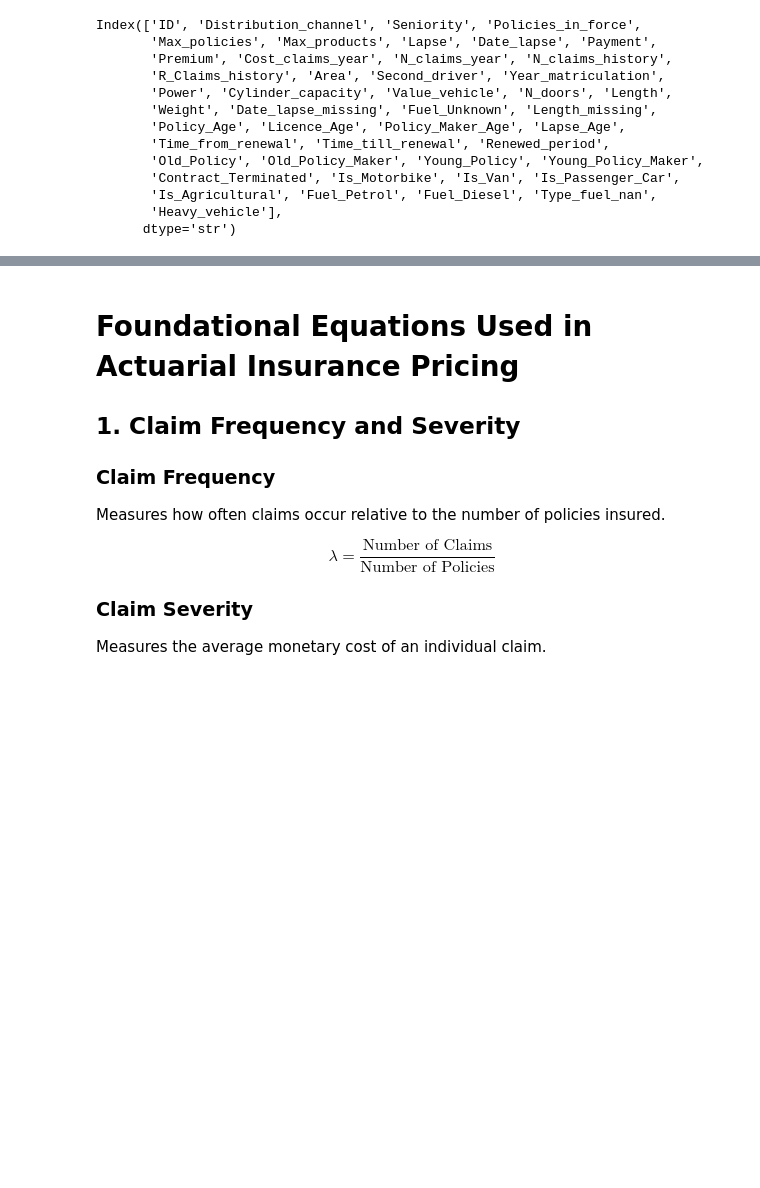
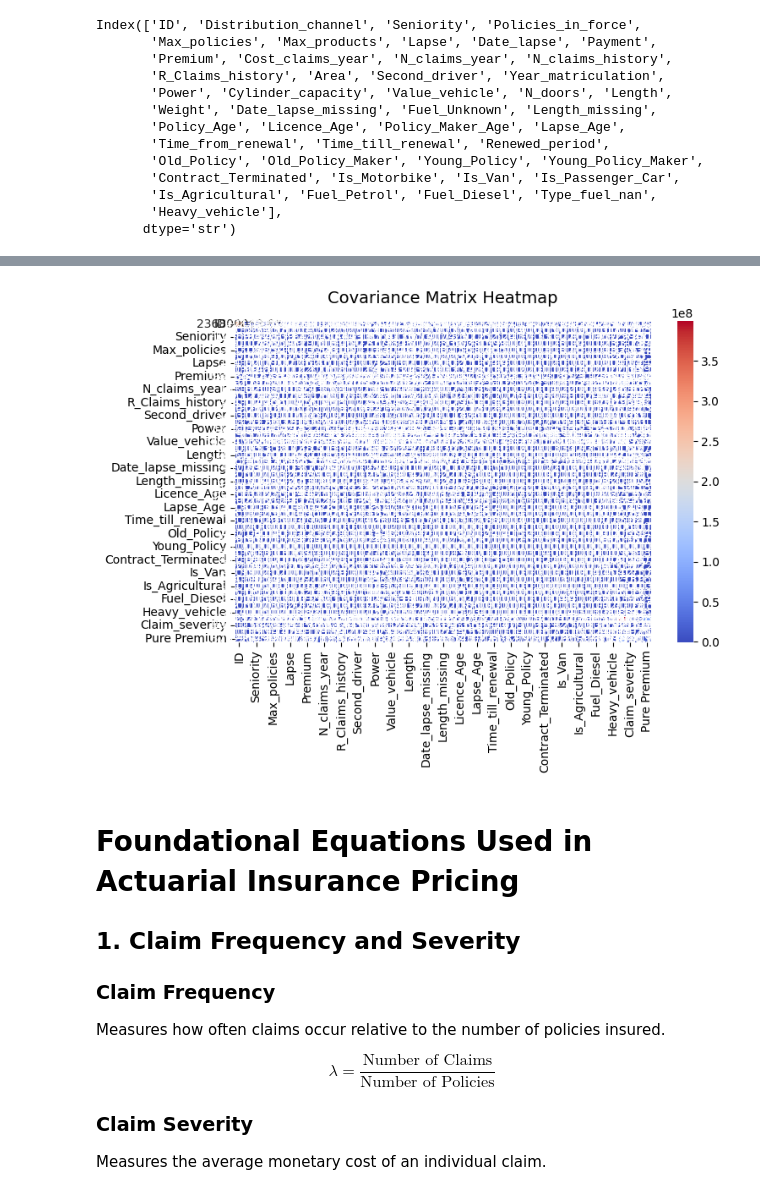
Before and after one commit to Marquis-Alloh/Motor-Insurance-Claims-Prediction-and-Pricing, a Jupyter notebook: Notebooks/Pricing.ipynb, the cells around one changed output, grey strips where cells are left out. Saved outputs shown, nothing was run; the diff lists cells and outputs as text; code cells hidden in the pictures; blank space fills up the shorter version.

Commit message:
Format changes and initial pricing work

```diff
--- a/Notebooks/Pricing.ipynb
+++ b/Notebooks/Pricing.ipynb
@@ -97,7 +93,27 @@ array([ 1,  2,  3,  4,  5,  8,  6,  9, 10, 14,  7, 12, 11, 13, 15, 17, 16])
+# %%
+df_motor = motor.copy()
+df_claims = claims.copy()
 # %%
-df_motor = motor[['ID', 'Policies_in_force',]].copy()
+df_claims["Total_cost"] = df_claims.groupby("ID")["Cost_claims_year"].transform("sum")
 
-df_motor.rename({'Policies_in_force' : 'Frequency'})
-df_motor[''] = (
 
-)
+# Sum total claim costs for each ID
+total_costs = df_claims.groupby("ID")["Total_cost"].sum()
+
+# Map total costs onto the motor dataframe
+df_motor["Total_Cost"] = df_motor["ID"].map(total_costs)
+
+# Calculate claim severity
+est_policy_range =  (df_motor["Policy_Age"].max() - df_motor["Policy_Age"].min())
+
+df_motor["Claim_severity"] = (
+    df_motor["Total_Cost"] /
+    (df_motor["N_claims_year"] * est_policy_range)
+    )
+
+df_motor['Claim_frequency'] = ((df_motor['R_Claims_history'] *
+                                df_motor['Policy_Age'])/(df_motor['Policies_in_force'])
+                                )
+
+df_motor['Pure Premium'] = (df_motor["Claim_severity"] *
+                            df_motor["Claim_frequency"])
@@ -103,0 +380,17 @@ df_motor[''] = (
+# %%
+cov_matrix = df_motor.cov()
+
+plt.figure(figsize=(8, 6))
+sns.heatmap(
+    cov_matrix,
+    annot=True,      # Displays the numerical covariance values on the plot
+    fmt=".2f",       # Formats the numbers to 2 decimal places
+    cmap="coolwarm", # Balanced color scheme for positive/negative relationships
+    linewidths=0.5   # Adds lines between cells for better readability
+)
+
+plt.title("Covariance Matrix Heatmap", fontsize=14, pad=15)
+plt.tight_layout()
+plt.show()
+# %% [output]
+[figure, added]
```
Also changed, not shown: parts of 10 cells of this notebook, 3 other files.
